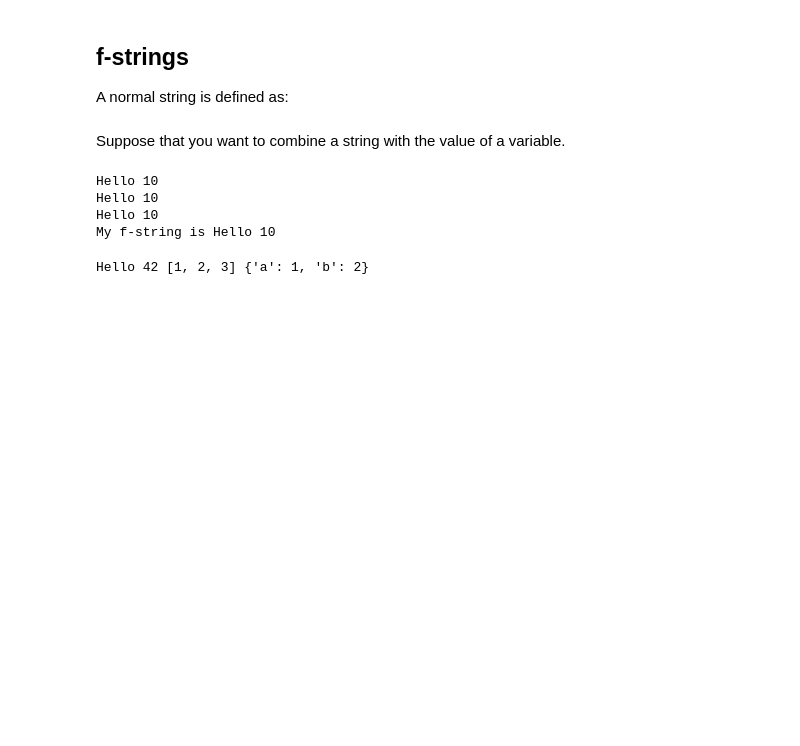
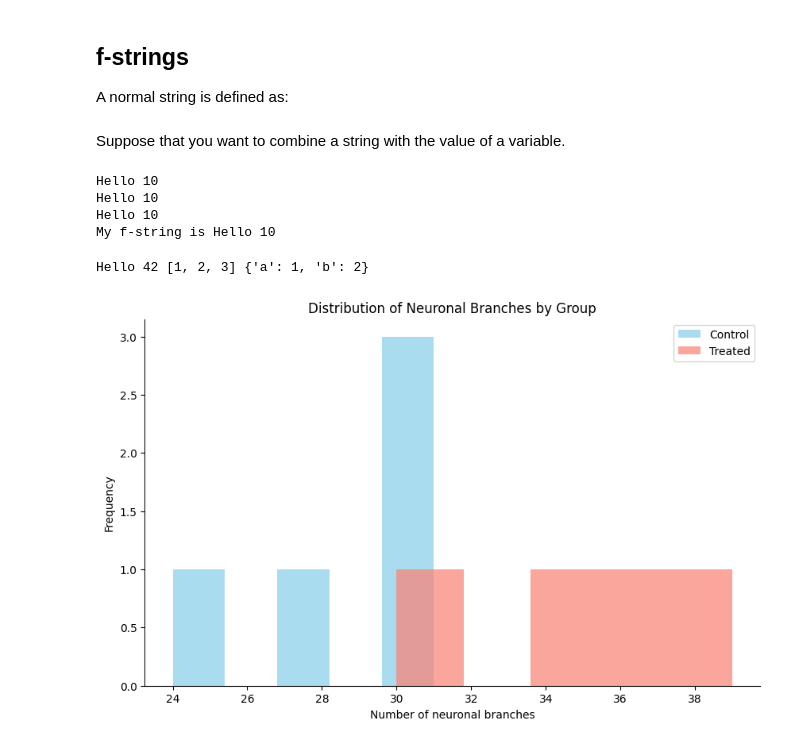
Before and after one commit to FTurci/JK-osteocytes, a Jupyter notebook: code/read-from-excel-and-plot.ipynb, the cells around one changed output. Saved outputs shown, nothing was run; the diff lists cells and outputs as text; code cells hidden in the pictures; blank space fills up the shorter version.

```diff
--- a/code/read-from-excel-and-plot.ipynb
+++ b/code/read-from-excel-and-plot.ipynb
@@ -159,3 +159,16 @@ fstring = f"{message} {v1} {v2} {v3}"
 print(fstring)
 # %% [output]
 Hello 42 [1, 2, 3] {'a': 1, 'b': 2}
+# %%
+plt.figure(figsize=(10, 6))
+plt.hist(df[df["Group"] == "Control"]["Number of neuronal branches"],
+         alpha=0.7, label="Control", color="skyblue", bins=5)
+plt.hist(df[df["Group"] == "Treated"]["Number of neuronal branches"],
+         alpha=0.7, label="Treated", color="salmon", bins=5)
+plt.xlabel("Number of neuronal branches")
+plt.ylabel("Frequency")
+plt.title("Distribution of Neuronal Branches by Group")
+plt.legend()
+plt.show()
+# %% [output]
+[figure, added]
```
